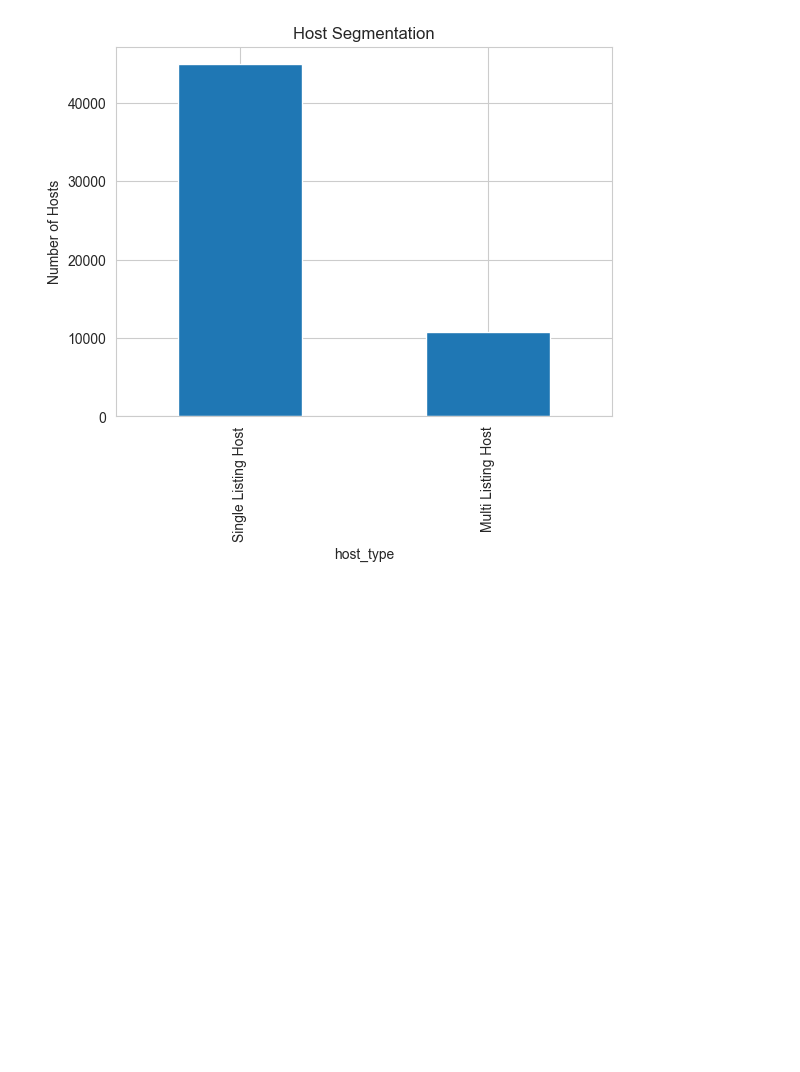
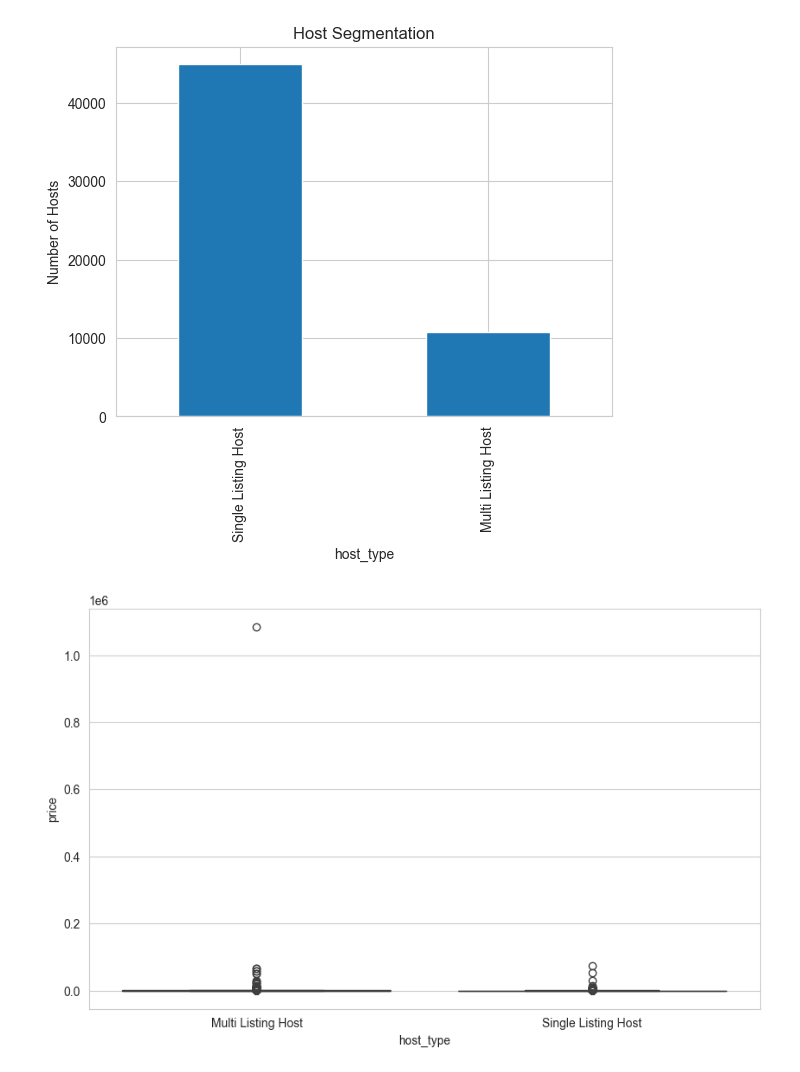
Before and after one commit to FathimaNafra/airbnb-data-engineering-project, a Jupyter notebook: notebooks/eda.ipynb, the cells around one changed output. Cells and saved outputs as stored; diff of their text form; code cells hidden in the pictures; blank space fills up the shorter version.

Commit message:
Compare professional and casual host pricing

```diff
--- a/notebooks/eda.ipynb
+++ b/notebooks/eda.ipynb
@@ -513,3 +513,27 @@ plt.ylabel(
 plt.show()
 # %% [output]
 [figure]
+# %%
+#4.4.2 Professional vs Casual Host Pricing
+master = master.merge(
+    host_portfolio[
+        [
+            "host_id",
+            "host_type"
+        ]
+    ],
+    on="host_id",
+    how="left"
+)
+
+plt.figure(figsize=(10,6))
+
+sns.boxplot(
+    data=master,
+    x="host_type",
+    y="price"
+)
+
+plt.show()
+# %% [output]
+[figure, added]
```
